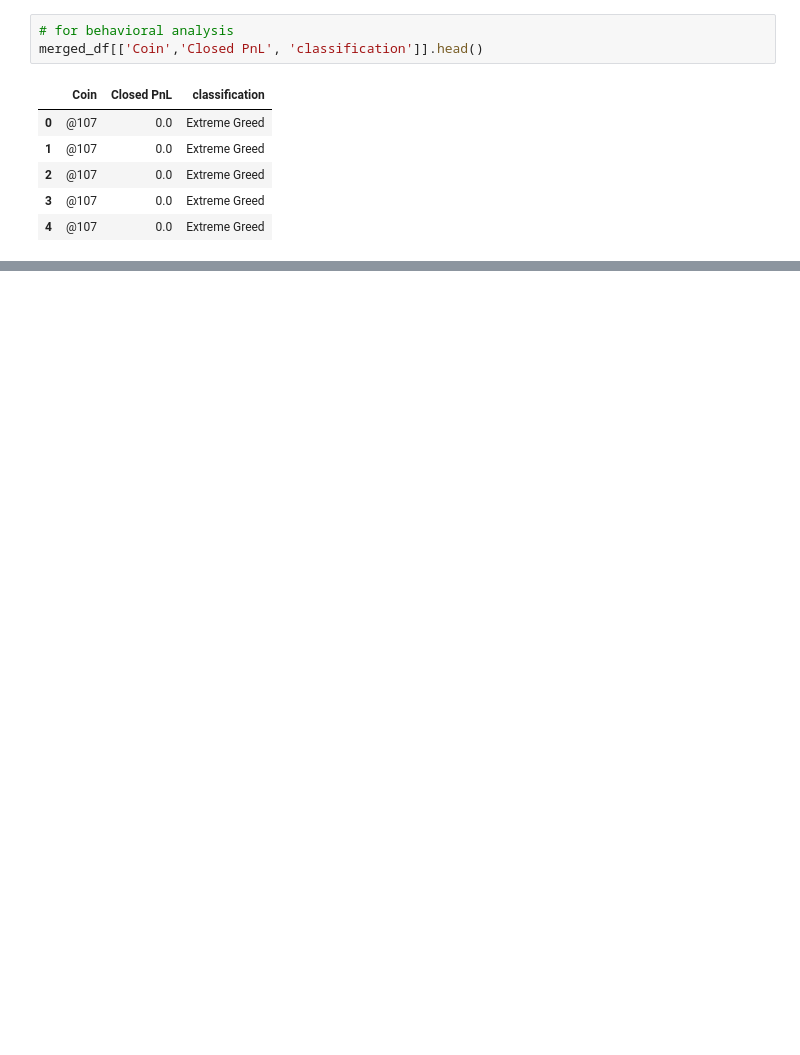
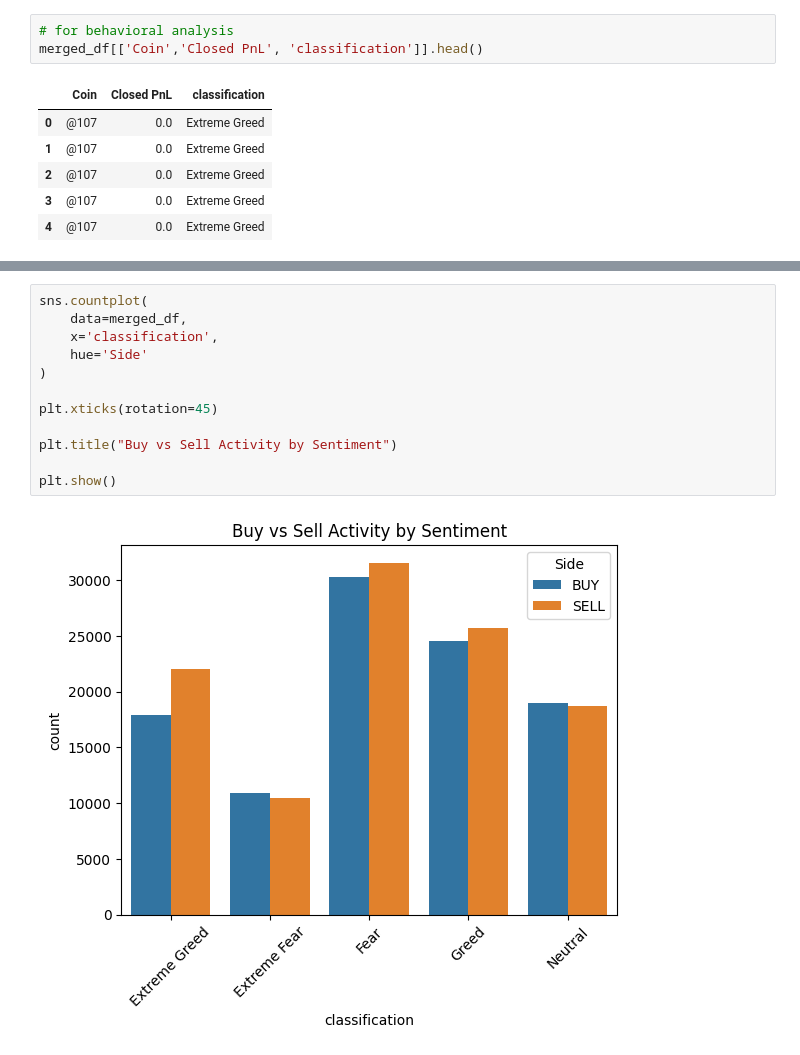
Before and after one commit to Kripa0012/crypto-trader-sentiment--analysis, a Jupyter notebook: notebooks/analysis.ipynb, the cells around one changed output, grey strips where cells are left out. Drawn from its saved outputs; the diff is of its cells as text; blank space fills up the shorter version.

```diff
--- a/notebooks/analysis.ipynb
+++ b/notebooks/analysis.ipynb
@@ -227,0 +296,14 @@ plt.show()
+# %%
+sns.countplot(
+    data=merged_df,
+    x='classification',
+    hue='Side'
+)
+
+plt.xticks(rotation=45)
+
+plt.title("Buy vs Sell Activity by Sentiment")
+
+plt.show()
+# %% [output]
+[figure, added]
```
Also changed, not shown: parts of 41 cells of this notebook, 10 other files.
